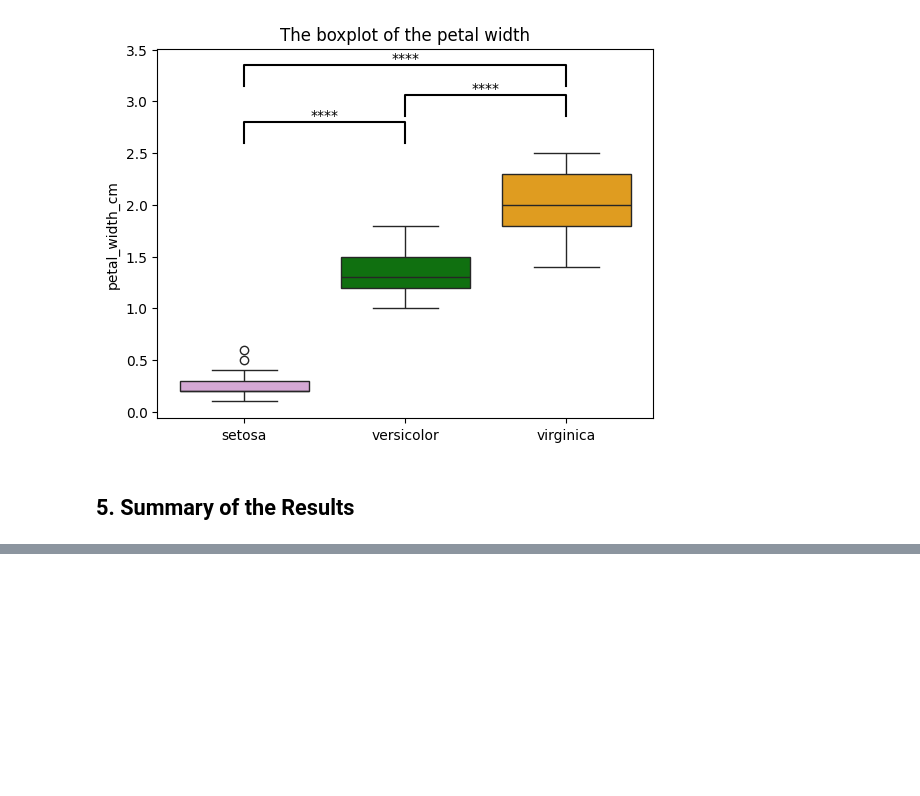
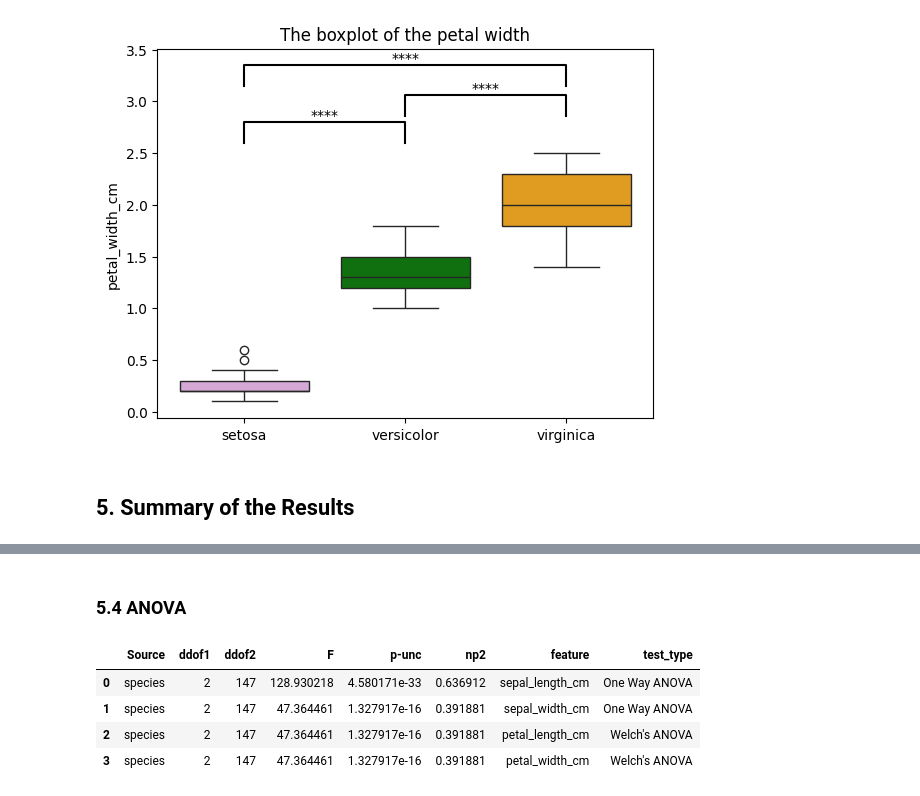
Before and after one commit to aldaszarnauskas/exploratory_analysis_iris_dataset, a Jupyter notebook: pands-project.ipynb, the cells around one changed output, grey strips where cells are left out. Saved outputs shown, nothing was run; the diff lists cells and outputs as text; code cells hidden in the pictures; blank space fills up the shorter version.

```diff
--- a/pands-project.ipynb
+++ b/pands-project.ipynb
@@ -1034,0 +1149,10 @@ for feature in features:
+# %% [markdown]
+### 5.4 ANOVA
+# %%
+anova_df
+# %% [output]
+|  | Source | ddof1 | ddof2 | F | p-unc | np2 | feature | test_type |
+| 0 | species | 2 | 147 | 128.930218 | 4.580171e-33 | 0.636912 | sepal_length_cm | One Way ANOVA |
+| 1 | species | 2 | 147 | 47.364461 | 1.327917e-16 | 0.391881 | sepal_width_cm | One Way ANOVA |
+| 2 | species | 2 | 147 | 47.364461 | 1.327917e-16 | 0.391881 | petal_length_cm | Welch's ANOVA |
+| 3 | species | 2 | 147 | 47.364461 | 1.327917e-16 | 0.391881 | petal_width_cm | Welch's ANOVA |
```
Also changed, not shown: parts of 17 cells of this notebook.
